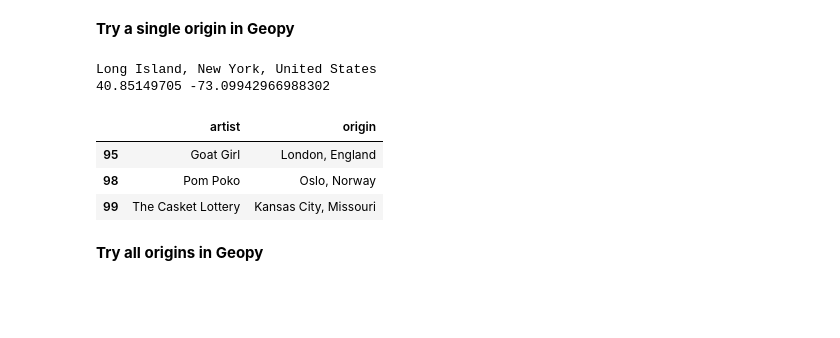
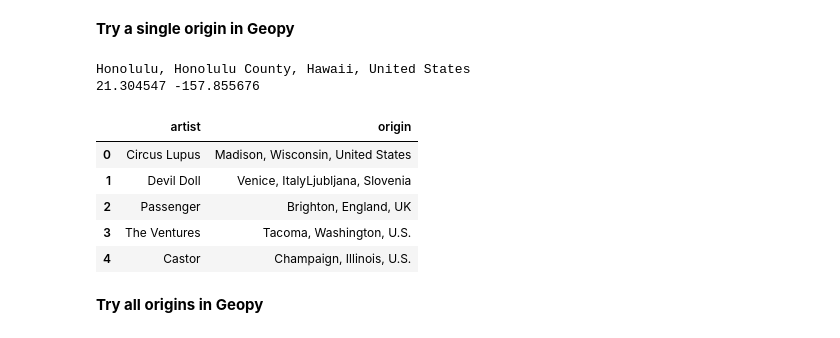
Before and after one commit to arnauog/what_the_rock, a Jupyter notebook: geopy_origins.ipynb, the cells around one changed output. Saved outputs shown, nothing was run; the diff lists cells and outputs as text; code cells hidden in the pictures; blank space fills up the shorter version.

```diff
--- a/geopy_origins.ipynb
+++ b/geopy_origins.ipynb
@@ -1051,0 +1116,5 @@ for index, row in df_new_artists.iterrows():
+# %%
+# I create a new column to calculate the lenght of the origin, if it's long it probably didn't scrap correctly Wikipedia
+df_new_artists["origin_length"] = df_new_artists["origin"].str.len()
+long_strings = df_new_artists[df_new_artists["origin_length"]>40] # create a df based on these long origins
+long_strings.shape # to see how many artists I have to take care of
@@ -1052,2 +1130,13 @@ for index, row in df_new_artists.iterrows():
+# %%
+df_new_artists["origin"] = np.where(df_new_artists["artist"]=="Embrace (UK)", "Huddersfield, West Yorkshire, United Kingdom", df_new_artists["origin"])
+df_new_artists["origin"] = np.where(df_new_artists["artist"]=="Wham!", "Bushey, Hertfordshire, England", df_new_artists["origin"])
+df_new_artists["origin"] = np.where(df_new_artists["artist"]=="Earth, Wind and Fire", "Chicago, Illinois", df_new_artists["origin"])
+df_new_artists["origin"] = np.where(df_new_artists["artist"]=="Dazzling Killmen", "St. Louis, MO, United States", df_new_artists["origin"])
+df_new_artists["origin"] = np.where(df_new_artists["artist"]=="Freddie Mercury", "Feltham, England", df_new_artists["origin"])
+df_new_artists["origin"] = np.where(df_new_artists["artist"]=="Rsdichie", "Perth", df_new_artists["origin"])
+df_new_artists["origin"] = np.where(df_new_artists["artist"]=="Rivdschie", "Perth", df_new_artists["origin"])
+# %%
+# I drop the column I just created of 'origin_length'
+df_new_artists = df_new_artists[['artist', 'origin']]
 # %% [markdown]
 ### **Changing easy values: individuals that didn't get the right origin in Wikipedia**
@@ -1100,35 +1180,33 @@ df_new_artists[df_new_artists['origin']==('United Kingdom')]
 |  | artist | origin |
 # %% [markdown]
 ### **``np.where`` to replace the values for the real origins**
-# %%
-# looking on the internet for the real origins of these artists
-
-df_new_artists['origin'] = np.where(df_new_artists['artist']=="Hammerhead", "Moorhead, Minnesota, United States", df_new_artists['origin'])
 # %% [markdown]
 **Try a single origin in Geopy**
 # %%
 # try to get the right origin of an origin that crashed
 geolocator = Nominatim(user_agent="music_analysis")
 
-origin = "Long Island, New York, United States"
+origin = "Honolulu, Hawaii, U.S."
 
 origin_clean = re.sub(r'\[\d+\]', '', origin).replace('.', '')
 location = geolocator.geocode(origin_clean)
 print(f"{location.address}")
 print(location.latitude, location.longitude)
 # %% [output]
-Long Island, New York, United States
-40.85149705 -73.09942966988302
+Honolulu, Honolulu County, Hawaii, United States
+21.304547 -157.855676
 # %%
-start_index = 78
+start_index = 0
 
 end_index = start_index+5
 df_new_artists[start_index:end_index]
 # %% [output]
 |  | artist | origin |
-| 95 | Goat Girl | London, England |
-| 98 | Pom Poko | Oslo, Norway |
-| 99 | The Casket Lottery | Kansas City, Missouri |
+| 0 | Circus Lupus | Madison, Wisconsin, United States |
+| 1 | Devil Doll | Venice, ItalyLjubljana, Slovenia |
+| 2 | Passenger | Brighton, England, UK |
+| 3 | The Ventures | Tacoma, Washington, U.S. |
+| 4 | Castor | Champaign, Illinois, U.S. |
 # %% [markdown]
 **Try all origins in Geopy**
 # %%
```
Also changed, not shown: parts of 54 cells of this notebook, 18 other files.
